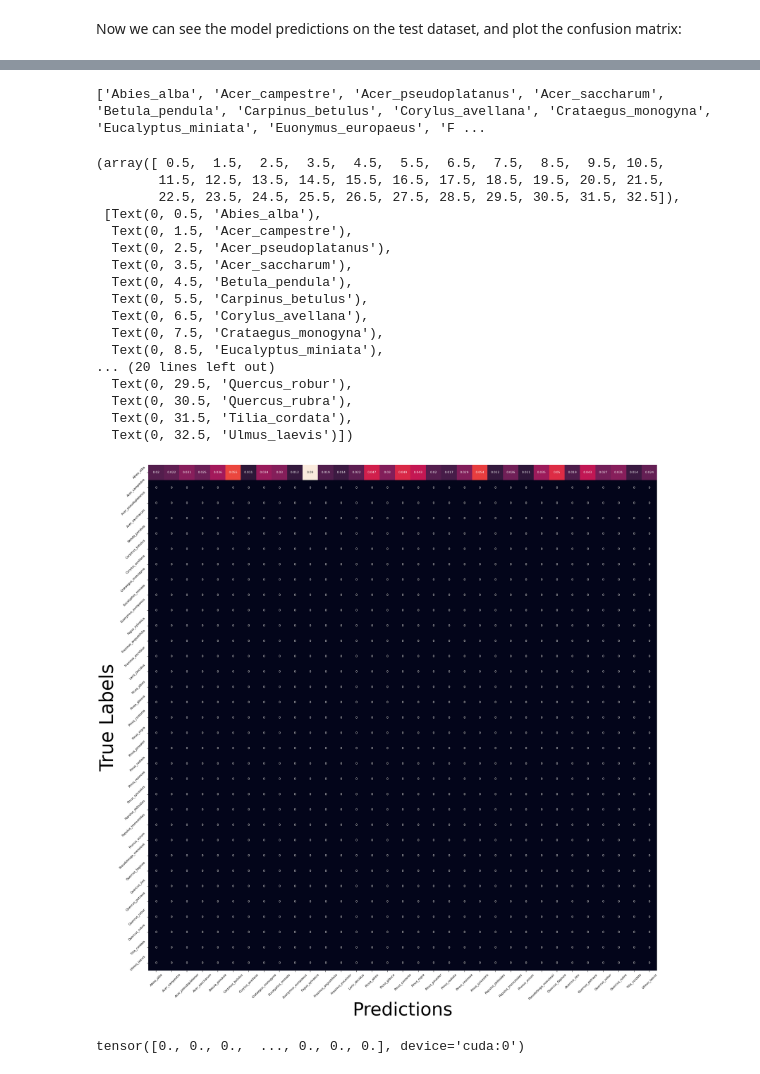
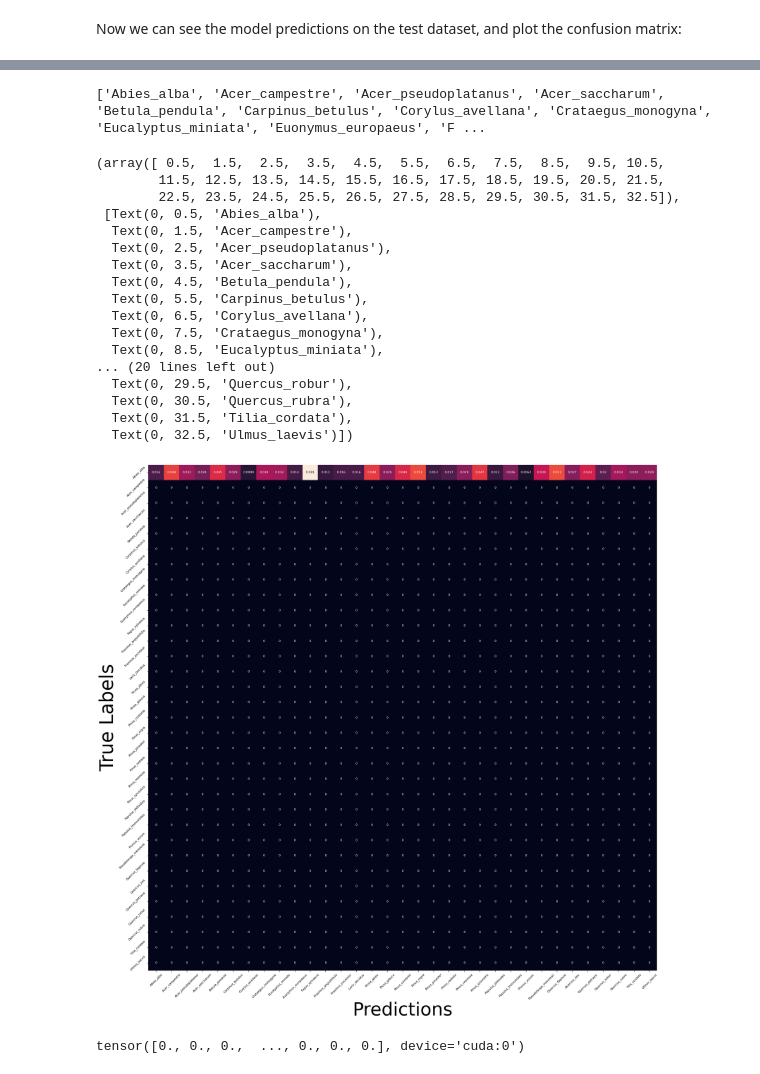
Before and after one commit to mataln/TLSpecies, a Jupyter notebook: comp_demo.ipynb, the cells around one changed output, grey strips where cells are left out. Saved outputs shown, nothing was run; the diff lists cells and outputs as text; code cells hidden in the pictures.

```diff
--- a/comp_demo.ipynb
+++ b/comp_demo.ipynb
@@ -247,7 +247,7 @@ Pinus_radi
 Now we can see the model predictions on the test dataset, and plot the confusion matrix:
 # %%
 #models/2023-02-07 10:18:27.910618_best ####256
-_, labels, predictions, species = utils.predict_from_dirs('data/Tr3D_species/comp_trees_val_256.pt', 'models/2023-02-07 10:18:27.910618_best', params={'species':species, 'num_views':6}) #Predictions for whole test dataset
+_, labels, predictions, species = utils.predict_from_dirs('data/Tr3D_species/comp_trees_val_512.pt', 'models/2023-03-16 11:20:46.530714_best_avg_test', params={'species':species, 'num_views':6}) #Predictions for whole test dataset
 print(species) #Might be in a different order to the one specified in the config
 
 fig, ax = plt.subplots(1,1, figsize=(24,24))
@@ -294,7 +294,7 @@ comp_dataset.set_params(image_dim=image_dim)
 torch.save(comp_dataset, f"data/Tr3D_species_comp_test/comp_trees_test_{image_dim}.pt")
 # %%
 #models/2023-02-07 10:18:27.910618_best ####256
-_, labels, predictions, _, ids = utils.predict_from_dirs('data/Tr3D_species_comp_test/comp_trees_test_256.pt', 'models/2023-02-07 10:18:27.910618_best', params={'species':species, 'num_views':6}, return_ids = True) #Predictions for whole test dataset
+_, labels, predictions, _, ids = utils.predict_from_dirs('data/Tr3D_species_comp_test/comp_trees_test_512.pt', 'models/2023-03-16 11:20:46.530714_best_avg_test', params={'species':species, 'num_views':6}, return_ids = True) #Predictions for whole test dataset
 print(species) #Might be in a different order to the one specified in the config
 
 fig, ax = plt.subplots(1,1, figsize=(24,24))
@@ -303,34 +303,34 @@ axFont = 48
 annotFont = 8
 
 cm = confusion_matrix(labels.cpu(), predictions.cpu(), normalize='true')
 hm = sns.heatmap(cm, annot=True, ax=ax, cbar=False, annot_kws={"fontsize":annotFont})
 hm.set_xticklabels(species, fontsize=tickFont, style = 'italic')
 ax.set_yticklabels(species, fontsize=tickFont)
 hm.set_ylabel('True Labels', fontsize=axFont+2)
 hm.set_xlabel('Predictions', fontsize=axFont)
 
 plt.xticks(rotation=45)
 plt.yticks(rotation=45)
 # %% [output]
 ['Abies_alba', 'Acer_campestre', 'Acer_pseudoplatanus', 'Acer_saccharum', 'Betula_pendula', 'Carpinus_betulus', 'Corylus_avellana', 'Crataegus_monogyna', 'Eucalyptus_miniata', 'Euonymus_europaeus', 'F ...
 (array([ 0.5,  1.5,  2.5,  3.5,  4.5,  5.5,  6.5,  7.5,  8.5,  9.5, 10.5,
         11.5, 12.5, 13.5, 14.5, 15.5, 16.5, 17.5, 18.5, 19.5, 20.5, 21.5,
         22.5, 23.5, 24.5, 25.5, 26.5, 27.5, 28.5, 29.5, 30.5, 31.5, 32.5]),
  [Text(0, 0.5, 'Abies_alba'),
   Text(0, 1.5, 'Acer_campestre'),
   Text(0, 2.5, 'Acer_pseudoplatanus'),
   Text(0, 3.5, 'Acer_saccharum'),
   Text(0, 4.5, 'Betula_pendula'),
   Text(0, 5.5, 'Carpinus_betulus'),
   Text(0, 6.5, 'Corylus_avellana'),
   Text(0, 7.5, 'Crataegus_monogyna'),
   Text(0, 8.5, 'Eucalyptus_miniata'),
 ... (20 lines left out)
   Text(0, 29.5, 'Quercus_robur'),
   Text(0, 30.5, 'Quercus_rubra'),
   Text(0, 31.5, 'Tilia_cordata'),
   Text(0, 32.5, 'Ulmus_laevis')])
-[figure, old version]
+[figure, new version]
 # %%
 labels
 # %% [output]
```
Also changed, not shown: parts of 4 cells of this notebook.
